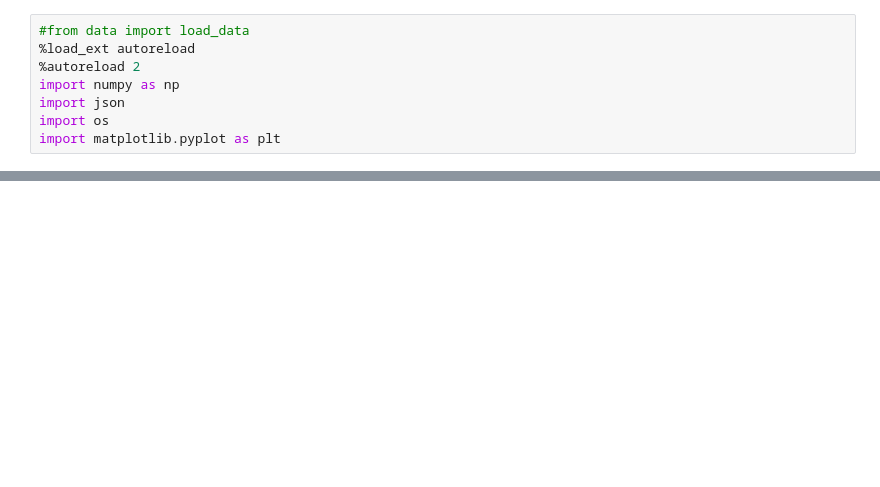
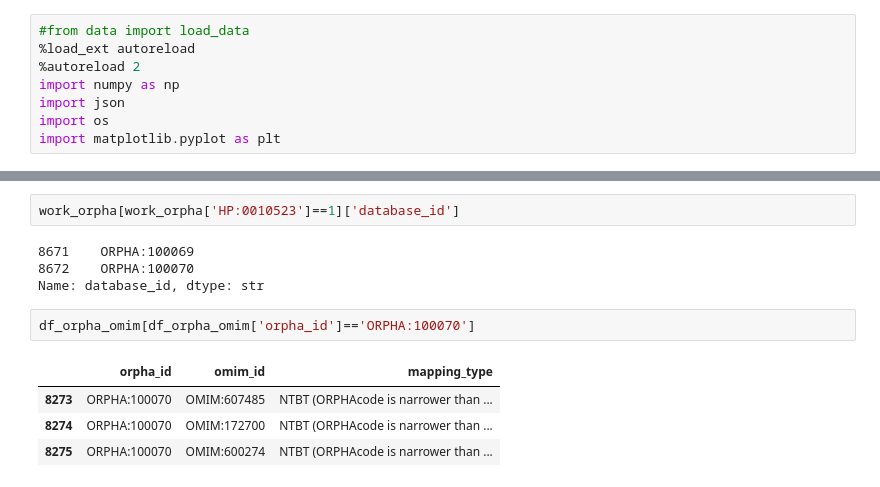
Before and after one commit to averniere/OT_simulation_maladies, a Jupyter notebook: HGCN/test.ipynb, the cells around one changed output, grey strips where cells are left out. Drawn from its saved outputs; the diff is of its cells as text; blank space fills up the shorter version.

```diff
--- a/HGCN/test.ipynb
+++ b/HGCN/test.ipynb
@@ -59,0 +101,13 @@ KeyboardInterrupt:
+# %%
+work_orpha[work_orpha['HP:0010523']==1]['database_id']
+# %% [output]
+8671    ORPHA:100069
+8672    ORPHA:100070
+Name: database_id, dtype: str
+# %%
+df_orpha_omim[df_orpha_omim['orpha_id']=='ORPHA:100070']
+# %% [output]
+|  | orpha_id | omim_id | mapping_type |
+| 8273 | ORPHA:100070 | OMIM:607485 | NTBT (ORPHAcode is narrower than ... |
+| 8274 | ORPHA:100070 | OMIM:172700 | NTBT (ORPHAcode is narrower than ... |
+| 8275 | ORPHA:100070 | OMIM:600274 | NTBT (ORPHAcode is narrower than ... |
```
Also changed, not shown: parts of 10 cells of this notebook, 3 other files.
